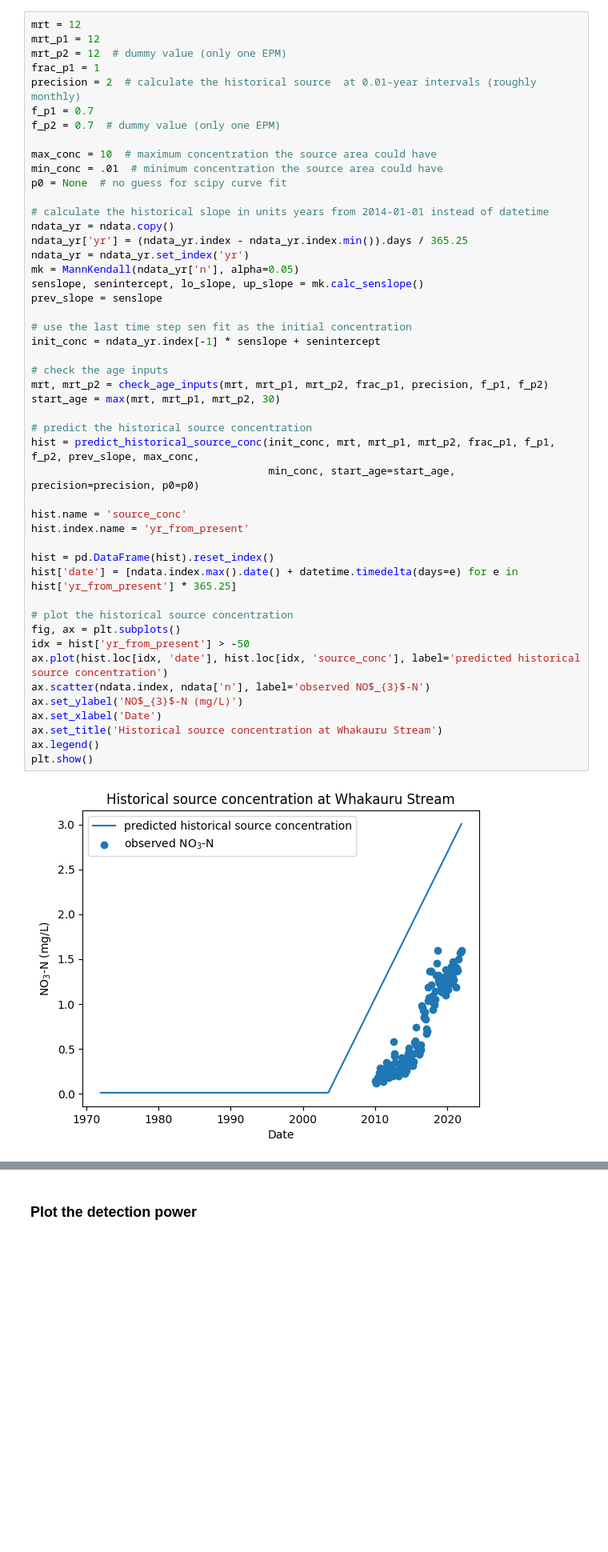
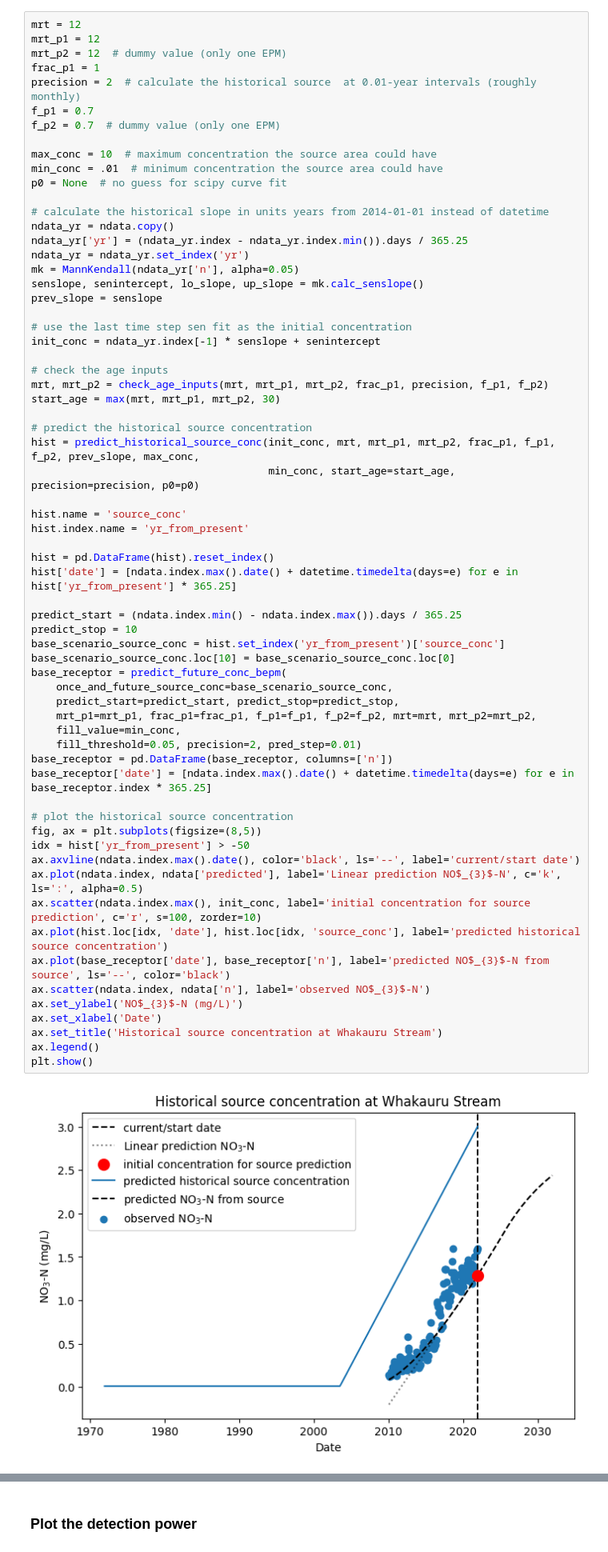
Before and after one commit to Komanawa-Solutions-Ltd/gw_detect_power-worked-examples, a Jupyter notebook: Whakauru_Stream_worked_example.ipynb, the cells around one changed output, grey strips where cells are left out. Shown at 80% size. Saved outputs shown, nothing was run; the diff lists cells and outputs as text; blank space fills up the shorter version.

Commit message:
add more info to prediction plot

```diff
--- a/Whakauru_Stream_worked_example.ipynb
+++ b/Whakauru_Stream_worked_example.ipynb
@@ -162,32 +162,49 @@ mk = MannKendall(ndata_yr['n'], alpha=0.05)
 senslope, senintercept, lo_slope, up_slope = mk.calc_senslope()
 prev_slope = senslope
 
 # use the last time step sen fit as the initial concentration
 init_conc = ndata_yr.index[-1] * senslope + senintercept
 
 # check the age inputs
 mrt, mrt_p2 = check_age_inputs(mrt, mrt_p1, mrt_p2, frac_p1, precision, f_p1, f_p2)
 start_age = max(mrt, mrt_p1, mrt_p2, 30)
 
 # predict the historical source concentration
 hist = predict_historical_source_conc(init_conc, mrt, mrt_p1, mrt_p2, frac_p1, f_p1, f_p2, prev_slope, max_conc,
                                       min_conc, start_age=start_age, precision=precision, p0=p0)
 
 hist.name = 'source_conc'
 hist.index.name = 'yr_from_present'
 
 hist = pd.DataFrame(hist).reset_index()
 hist['date'] = [ndata.index.max().date() + datetime.timedelta(days=e) for e in hist['yr_from_present'] * 365.25]
 
+predict_start = (ndata.index.min() - ndata.index.max()).days / 365.25
+predict_stop = 10
+base_scenario_source_conc = hist.set_index('yr_from_present')['source_conc']
+base_scenario_source_conc.loc[10] = base_scenario_source_conc.loc[0]
+base_receptor = predict_future_conc_bepm(
+    once_and_future_source_conc=base_scenario_source_conc,
+    predict_start=predict_start, predict_stop=predict_stop,
+    mrt_p1=mrt_p1, frac_p1=frac_p1, f_p1=f_p1, f_p2=f_p2, mrt=mrt, mrt_p2=mrt_p2,
+    fill_value=min_conc,
+    fill_threshold=0.05, precision=2, pred_step=0.01)
+base_receptor = pd.DataFrame(base_receptor, columns=['n'])
+base_receptor['date'] = [ndata.index.max().date() + datetime.timedelta(days=e) for e in base_receptor.index * 365.25]
+
 # plot the historical source concentration
-fig, ax = plt.subplots()
+fig, ax = plt.subplots(figsize=(8,5))
 idx = hist['yr_from_present'] > -50
+ax.axvline(ndata.index.max().date(), color='black', ls='--', label='current/start date')
+ax.plot(ndata.index, ndata['predicted'], label='Linear prediction NO$_{3}$-N', c='k', ls=':', alpha=0.5)
+ax.scatter(ndata.index.max(), init_conc, label='initial concentration for source prediction', c='r', s=100, zorder=10)
 ax.plot(hist.loc[idx, 'date'], hist.loc[idx, 'source_conc'], label='predicted historical source concentration')
+ax.plot(base_receptor['date'], base_receptor['n'], label='predicted NO$_{3}$-N from source', ls='--', color='black')
 ax.scatter(ndata.index, ndata['n'], label='observed NO$_{3}$-N')
 ax.set_ylabel('NO$_{3}$-N (mg/L)')
 ax.set_xlabel('Date')
 ax.set_title('Historical source concentration at Whakauru Stream')
 ax.legend()
 plt.show()
 # %% [output]
-[figure, old version]
+[figure, new version]
```
Also changed, not shown: parts of 5 cells of this notebook.
